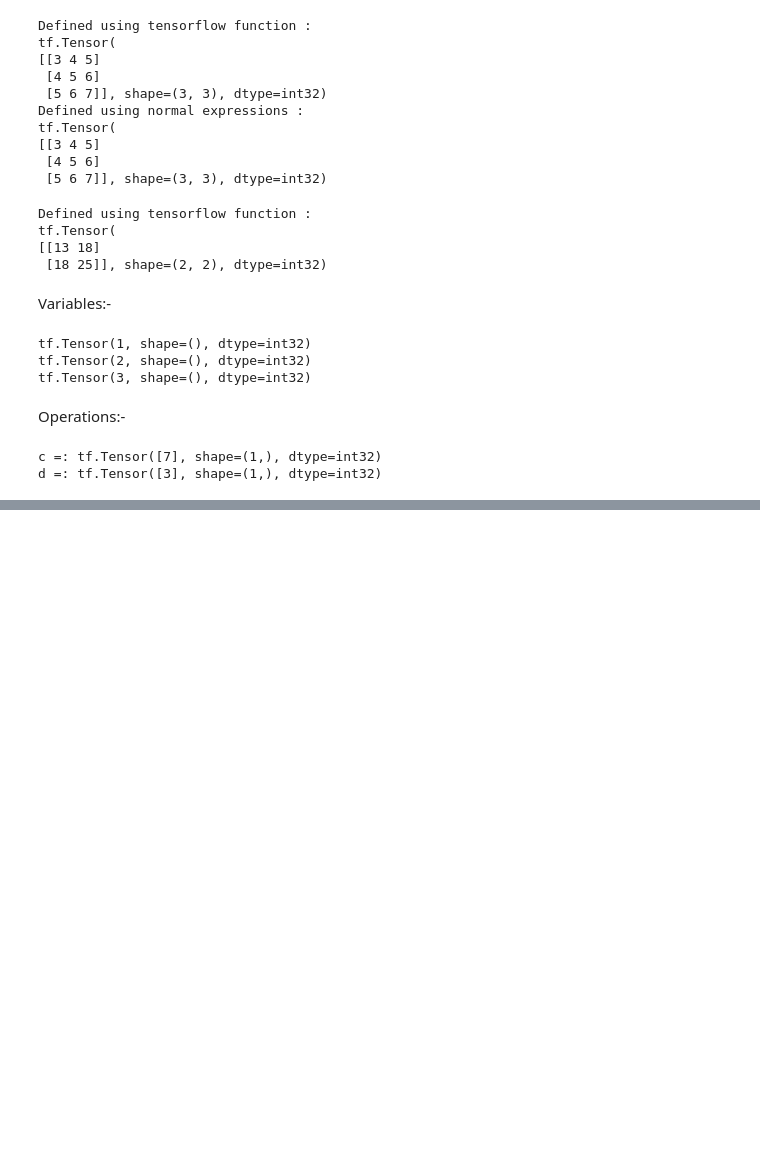
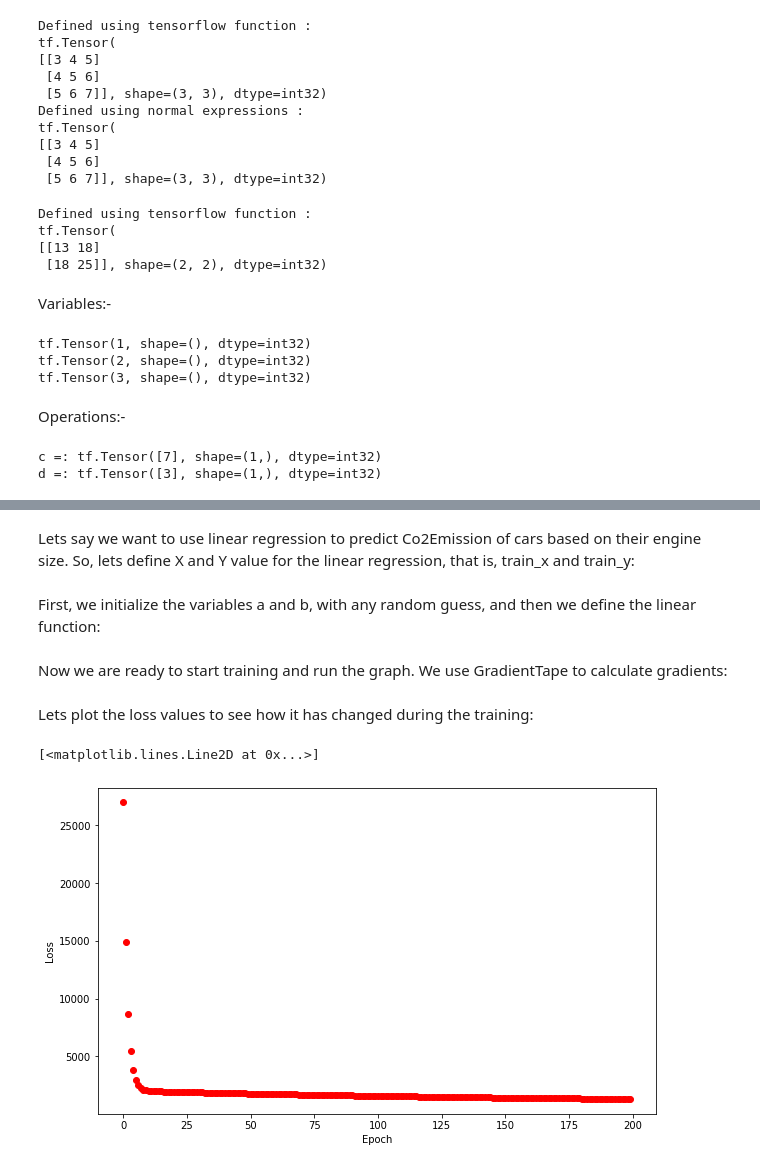
Before and after one commit to varmagsr/Tensorflow, a Jupyter notebook: Tensorflow.ipynb, the cells around one changed output, grey strips where cells are left out. Saved outputs shown, nothing was run; the diff lists cells and outputs as text; code cells hidden in the pictures; blank space fills up the shorter version.

```diff
--- a/Tensorflow.ipynb
+++ b/Tensorflow.ipynb
@@ -183,0 +243,2 @@ d =: tf.Tensor([3], shape=(1,), dtype=int32)
+# %% [markdown]
+Lets say we want to use linear regression to predict Co2Emission of cars based on their engine size. So, lets define X and Y value for the linear regression, that is, train_x and train_y:
@@ -183,0 +248,52 @@ d =: tf.Tensor([3], shape=(1,), dtype=int32)
+# %% [markdown]
+First, we initialize the variables a and b, with any random guess, and then we define the linear function:
+# %%
+a = tf.Variable(20.0)
+b = tf.Variable(30.2)
+
+
+def h(x):
+   y = a*x + b
+   return y
+# %%
+def loss_object(y,train_y) :
+    return tf.reduce_mean(tf.square(y - train_y))
+    # Below is a predefined method offered by TensorFlow to calculate loss function
+    #loss_object = tf.keras.losses.MeanSquaredLogarithmicError()
+# %% [markdown]
+Now we are ready to start training and run the graph. We use GradientTape to calculate gradients:
+# %%
+learning_rate = 0.01
+train_data = []
+loss_values =[]
+a_values = []
+b_values = []
+# steps of looping through all your data to update the parameters
+training_epochs = 200
+
+# train model
+for epoch in range(training_epochs):
+    with tf.GradientTape() as tape:
+        y_predicted = h(train_x)
+        loss_value = loss_object(train_y,y_predicted)
+        loss_values.append(loss_value)
+
+        # get gradients
+        gradients = tape.gradient(loss_value, [b,a])
+
+        # compute and adjust weights
+        a_values.append(a.numpy())
+        b_values.append(b.numpy())
+        b.assign_sub(gradients[0]*learning_rate)
+        a.assign_sub(gradients[1]*learning_rate)
+        if epoch % 5 == 0:
+            train_data.append([a.numpy(), b.numpy()])
+# %% [markdown]
+Lets plot the loss values to see how it has changed during the training:
+# %%
+plt.xlabel("Epoch")
+plt.ylabel("Loss")
+plt.plot(loss_values, 'ro')
+# %% [output]
+[<matplotlib.lines.Line2D at 0x...>]
+[figure, added]
```
Also changed, not shown: parts of 10 cells of this notebook.
